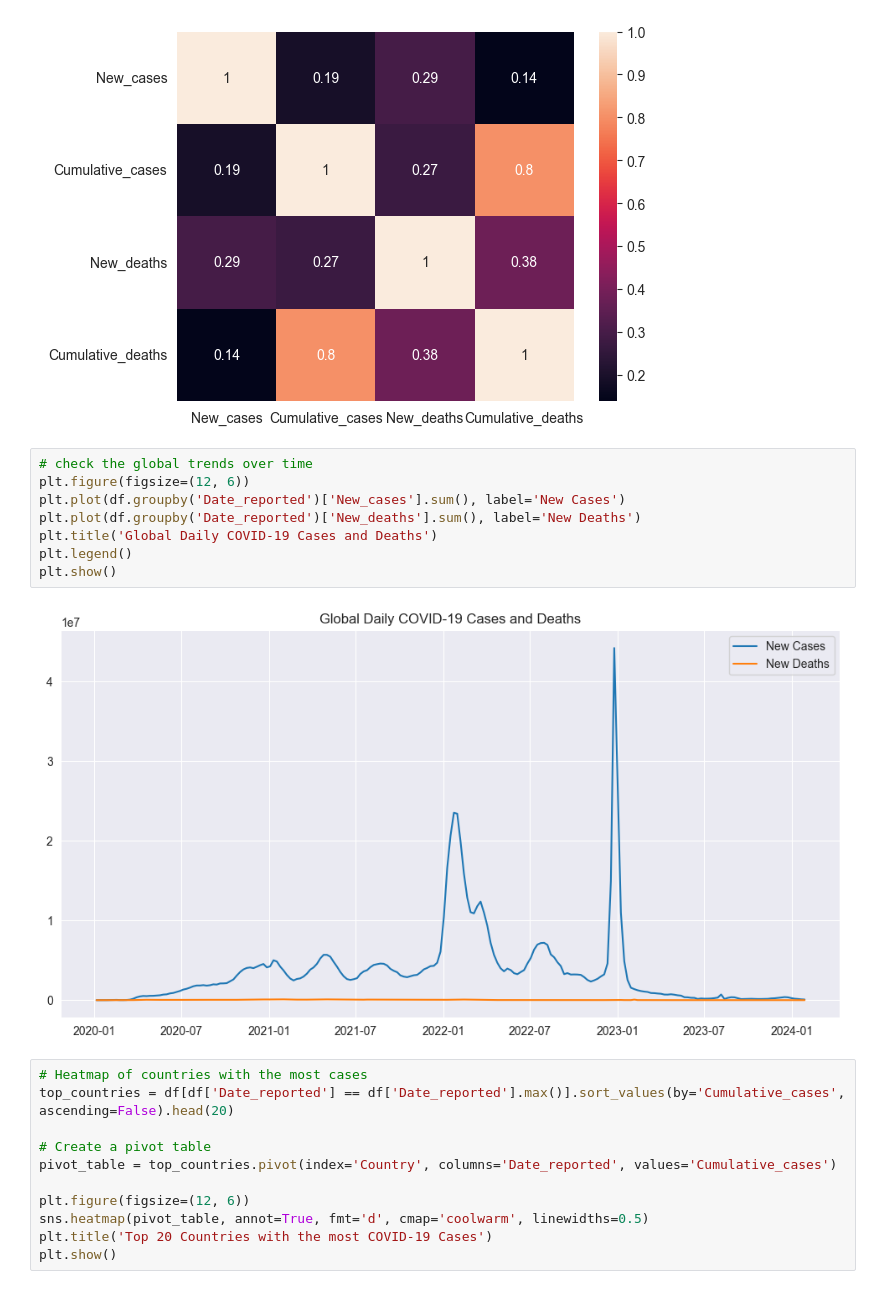
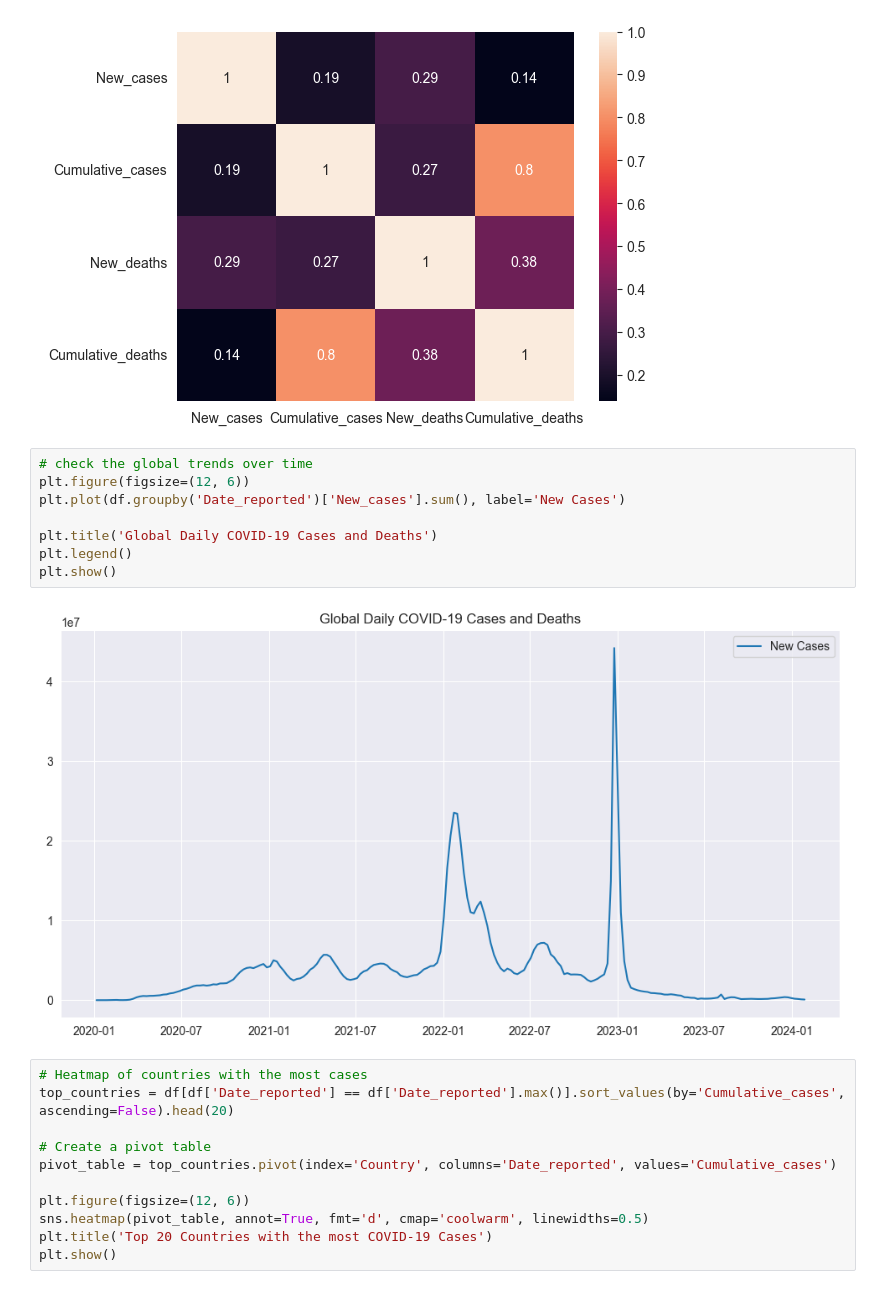
Before and after one commit to dagbolade/covid, a Jupyter notebook: covid.ipynb, the cells around one changed output. Drawn from its saved outputs; the diff is of its cells as text.

```diff
--- a/covid.ipynb
+++ b/covid.ipynb
@@ -161,13 +174,13 @@ plt.show()
 # %%
 # check the global trends over time
 plt.figure(figsize=(12, 6))
 plt.plot(df.groupby('Date_reported')['New_cases'].sum(), label='New Cases')
-plt.plot(df.groupby('Date_reported')['New_deaths'].sum(), label='New Deaths')
+
 plt.title('Global Daily COVID-19 Cases and Deaths')
 plt.legend()
 plt.show()
 # %% [output]
-[figure, old version]
+[figure, new version]
 # %%
 # Heatmap of countries with the most cases
 top_countries = df[df['Date_reported'] == df['Date_reported'].max()].sort_values(by='Cumulative_cases', ascending=False).head(20)
```
Also changed, not shown: parts of 15 cells of this notebook, 2 other files.
